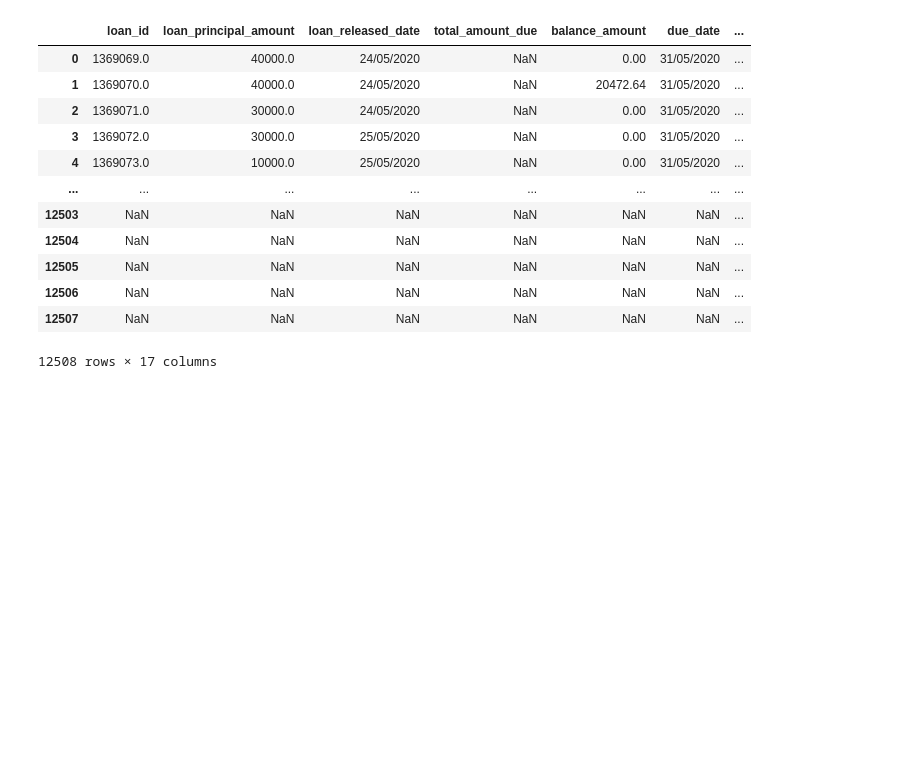
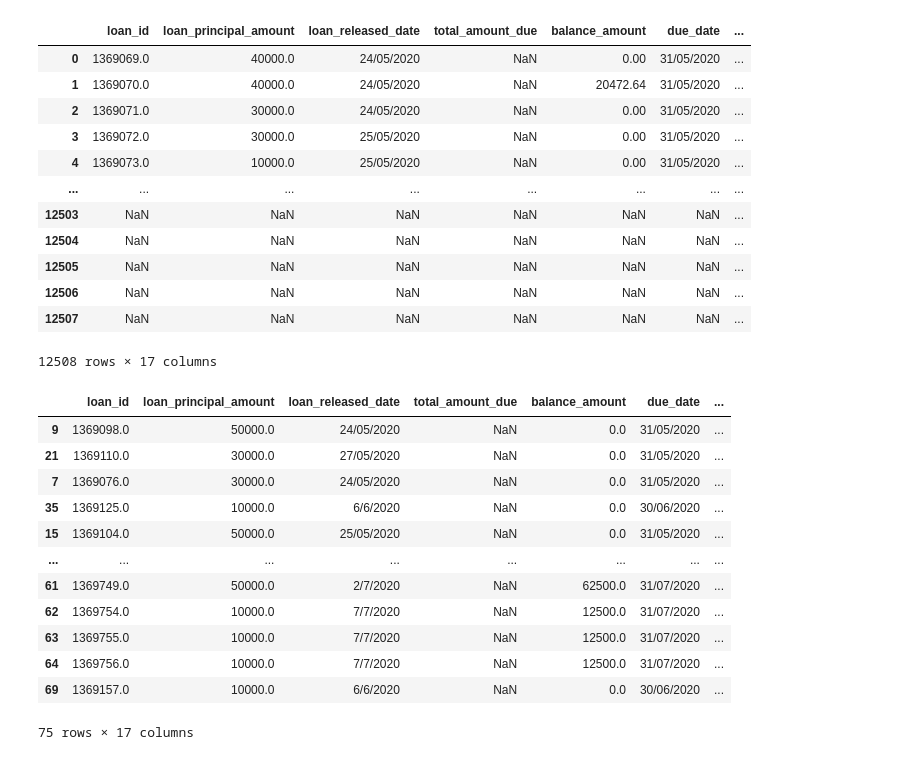
Before and after one commit to dtekluva/cohort3b8wd, a Jupyter notebook: atha/loandisk/analysis.ipynb, the cells around one changed output. Drawn from its saved outputs; the diff is of its cells as text; code cells hidden in the pictures; blank space fills up the shorter version.

```diff
--- a/atha/loandisk/analysis.ipynb
+++ b/atha/loandisk/analysis.ipynb
@@ -97,3 +111,28 @@ merged
 12508 rows × 17 columns
 # %%
 merged.astype("str").to_csv("result.csv")
+# %%
+booleans = []
+for i in merged.credit_difference:
+    if i >= 1:
+        booleans.append(True)
+    else:
+        booleans.append(False)
+# %%
+my_sorted = pd.Series(booleans)
+# %%
+merged[my_sorted]
+# %% [output]
+|  | loan_id | loan_principal_amount | loan_released_date | total_amount_due | balance_amount | due_date | ... |
+| 9 | 1369098.0 | 50000.0 | 24/05/2020 | NaN | 0.0 | 31/05/2020 | ... |
+| 21 | 1369110.0 | 30000.0 | 27/05/2020 | NaN | 0.0 | 31/05/2020 | ... |
+| 7 | 1369076.0 | 30000.0 | 24/05/2020 | NaN | 0.0 | 31/05/2020 | ... |
+| 35 | 1369125.0 | 10000.0 | 6/6/2020 | NaN | 0.0 | 30/06/2020 | ... |
+| 15 | 1369104.0 | 50000.0 | 25/05/2020 | NaN | 0.0 | 31/05/2020 | ... |
+| ... | ... | ... | ... | ... | ... | ... | ... |
+| 61 | 1369749.0 | 50000.0 | 2/7/2020 | NaN | 62500.0 | 31/07/2020 | ... |
+| 62 | 1369754.0 | 10000.0 | 7/7/2020 | NaN | 12500.0 | 31/07/2020 | ... |
+| 63 | 1369755.0 | 10000.0 | 7/7/2020 | NaN | 12500.0 | 31/07/2020 | ... |
+| 64 | 1369756.0 | 10000.0 | 7/7/2020 | NaN | 12500.0 | 31/07/2020 | ... |
+| 69 | 1369157.0 | 10000.0 | 6/6/2020 | NaN | 0.0 | 30/06/2020 | ... |
+75 rows × 17 columns
```
Also changed, not shown: parts of 7 cells of this notebook, 2 other files.
